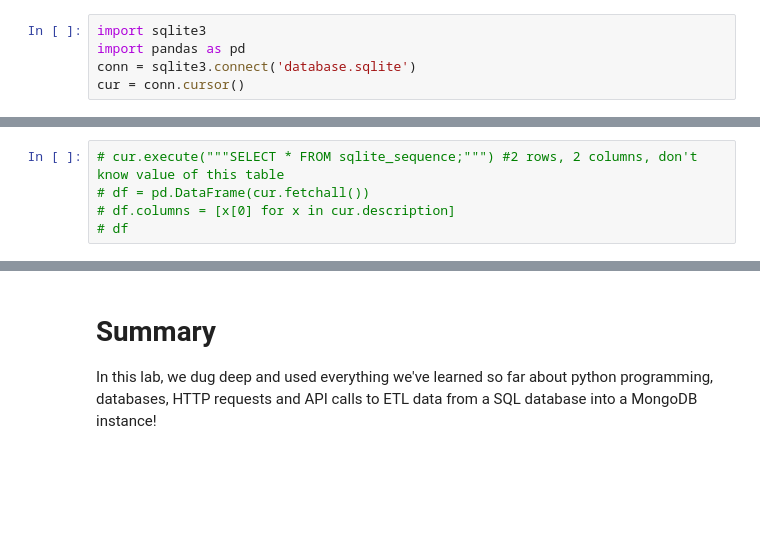
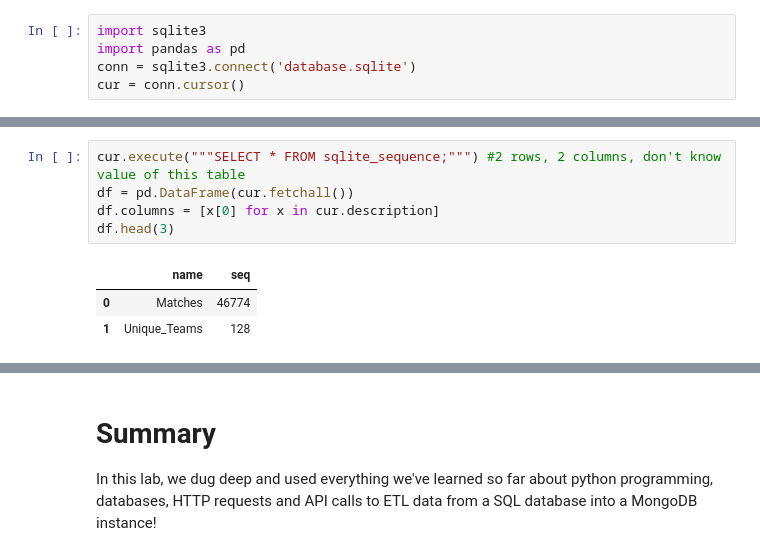
Before and after one commit to AnnikaNoren/dsc-mod-2-lab-online-ds-pt-071519, a Jupyter notebook: index.ipynb, the cells around one changed output, grey strips where cells are left out. Drawn from its saved outputs; the diff is of its cells as text; blank space fills up the shorter version.

```diff
--- a/index.ipynb
+++ b/index.ipynb
@@ -134,5 +213,9 @@ df
 # %%
-# cur.execute("""SELECT * FROM sqlite_sequence;""") #2 rows, 2 columns, don't know value of this table
-# df = pd.DataFrame(cur.fetchall())
-# df.columns = [x[0] for x in cur.description]
-# df
+cur.execute("""SELECT * FROM sqlite_sequence;""") #2 rows, 2 columns, don't know value of this table
+df = pd.DataFrame(cur.fetchall())
+df.columns = [x[0] for x in cur.description]
+df.head(3)
+# %% [output]
+|  | name | seq |
+| 0 | Matches | 46774 |
+| 1 | Unique_Teams | 128 |
```
Also changed, not shown: parts of 25 cells of this notebook.
